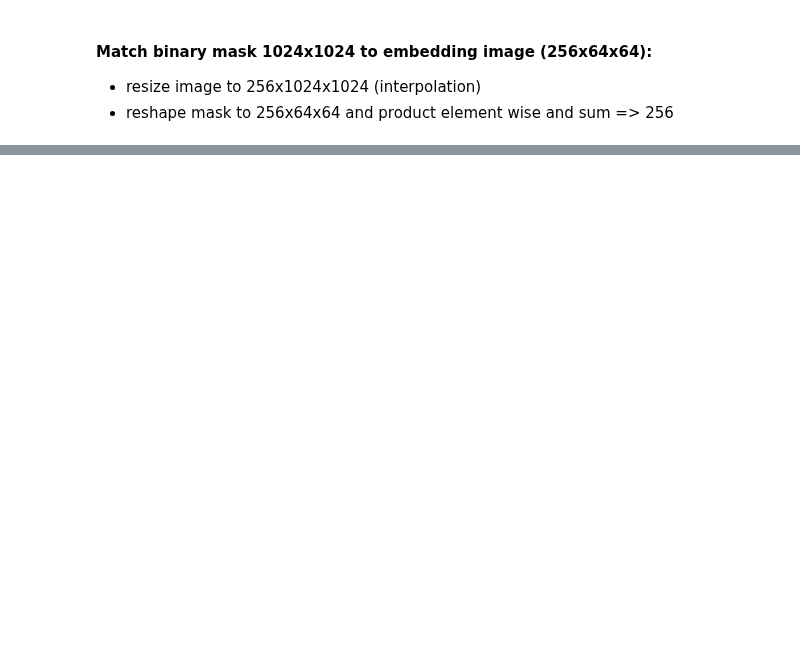
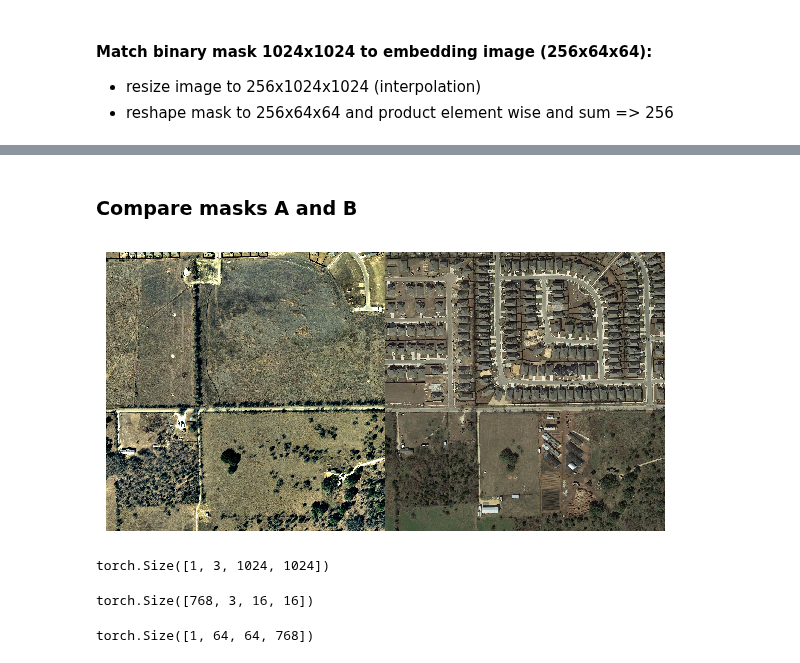
Before and after one commit to brustt/stylo_magique_intership_ign, a Jupyter notebook: notebooks/exploration/parking.ipynb, the cells around one changed output, grey strips where cells are left out. Drawn from its saved outputs; the diff is of its cells as text; code cells hidden in the pictures; blank space fills up the shorter version.

```diff
--- a/notebooks/exploration/parking.ipynb
+++ b/notebooks/exploration/parking.ipynb
@@ -238,0 +520,2 @@ m_emb = [np.mean((i_emb*bm.reshape(256, 64, 64)), axis=(1, 2)) for bm in mask_A]
+# %% [markdown]
+### Compare masks A and B
@@ -238,0 +527,58 @@ m_emb = [np.mean((i_emb*bm.reshape(256, 64, 64)), axis=(1, 2)) for bm in mask_A]
+# %%
+pair_img = load_levircd_sample(1, seed=42)
+path_label,path_A, path_B = pair_img.iloc[0]
+# %%
+def show_pair_img(img_A:  Union[str, np.ndarray], img_B: Union[str, np.ndarray]):
+    if isinstance(img_A, str):
+        img_A = load_img(img_A)
+    if isinstance(img_B, str):
+        img_B = load_img(img_B)
+    pair = np.hstack((img_A, img_B))
+    show_img(pair)
+# %%
+show_pair_img(path_A, path_B)
+# %% [output]
+[figure, added]
+# %%
+from segment_anything.modeling.image_encoder import PatchEmbed
+from segment_anything.utils.transforms import ResizeLongestSide
+import torch
+import cv2
+
+img_size = 1024
+patch_size = 16
+in_chans = 3
+embed_dim = 768
+device = "cpu"
+
+#img_A = torch.from_numpy(load_img(path_A).astype(np.float32).transpose(2, 0, 1))
+img_A = cv2.imread(path_A)
+img_A = cv2.cvtColor(img_A, cv2.COLOR_BGR2RGB)
+
+transform = ResizeLongestSide(img_size)
+#img_A = img_A.astype(np.uint8)
+
+input_image = transform.apply_image(img_A)
+input_image_torch = torch.as_tensor(input_image, device=device)
+input_image_torch = input_image_torch.permute(2, 0, 1).contiguous()[None, :, :, :]
+
+print(input_image_torch.shape)
+input_image_torch = (input_image_torch / 255 ).to(device).float()
+
+layer = PatchEmbed(
+    kernel_size=(patch_size, patch_size),
+    stride=(patch_size, patch_size),
+    in_chans=in_chans,
+    embed_dim=embed_dim,
+)
+res_patches = layer(input_image_torch)
+# %% [output]
+torch.Size([1, 3, 1024, 1024])
+# %%
+layer.proj.weight.shape
+# %% [output]
+torch.Size([768, 3, 16, 16])
+# %%
+res_patches.shape
+# %% [output]
+torch.Size([1, 64, 64, 768])
```
Also changed, not shown: parts of 29 cells of this notebook, 3 other files.
